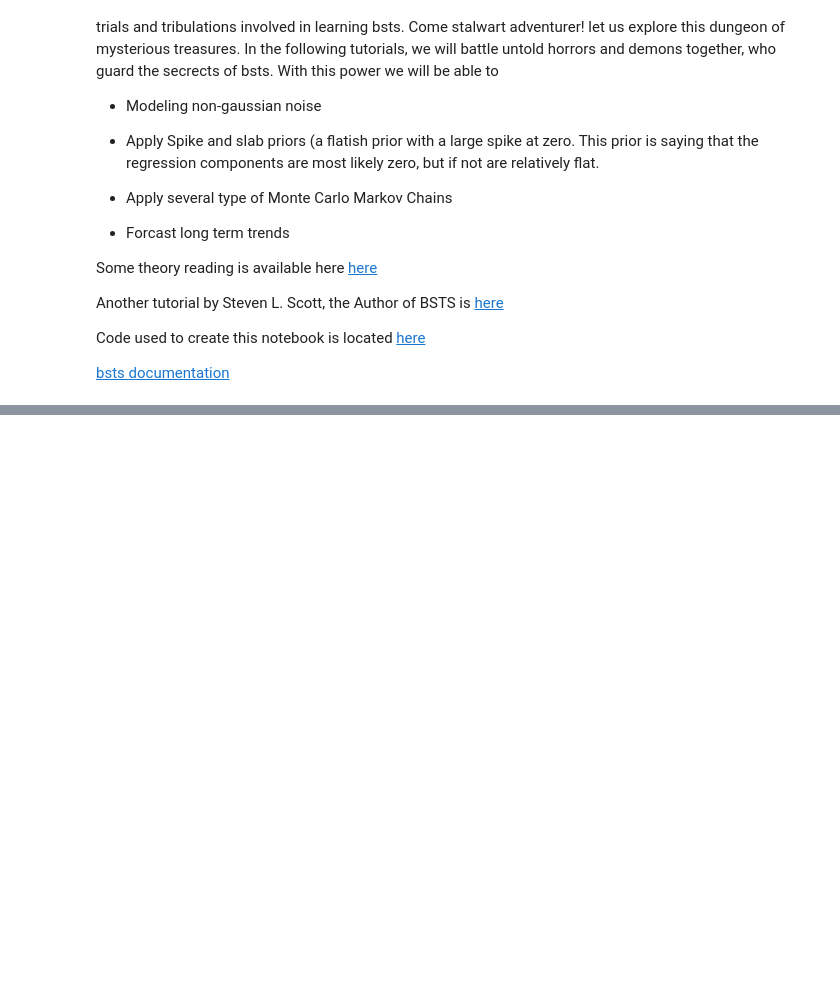
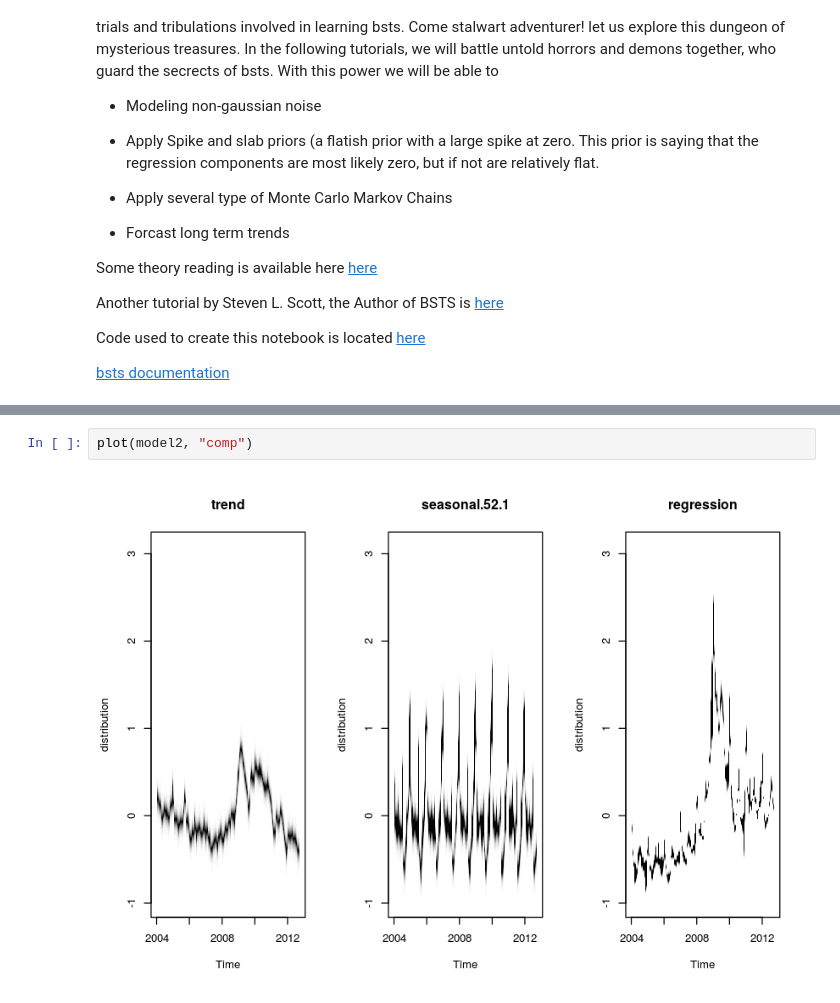
Before and after one commit to asbates/bayes-time-series, a Jupyter notebook: bsts-tutorial-Implementation.ipynb, the cells around one changed output, grey strips where cells are left out. Drawn from its saved outputs; the diff is of its cells as text; blank space fills up the shorter version.

```diff
--- a/bsts-tutorial-Implementation.ipynb
+++ b/bsts-tutorial-Implementation.ipynb
@@ -160,0 +212,4 @@ Code used to create this notebook is located [here](https://github.com/asbates/b
+# %%
+plot(model2, "comp")
+# %% [output]
+[figure, added]
```
Also changed, not shown: parts of 24 cells of this notebook, 5 other files.
